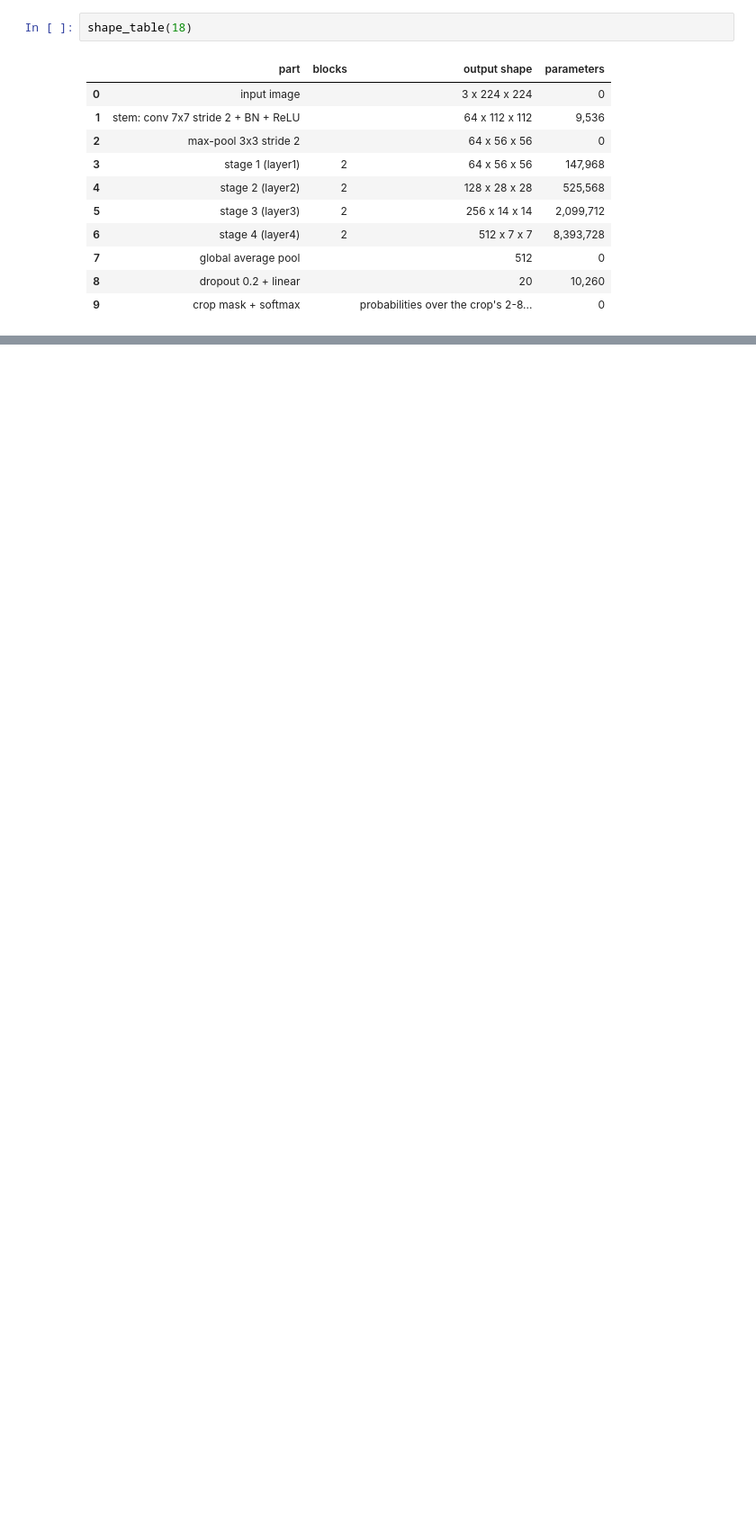
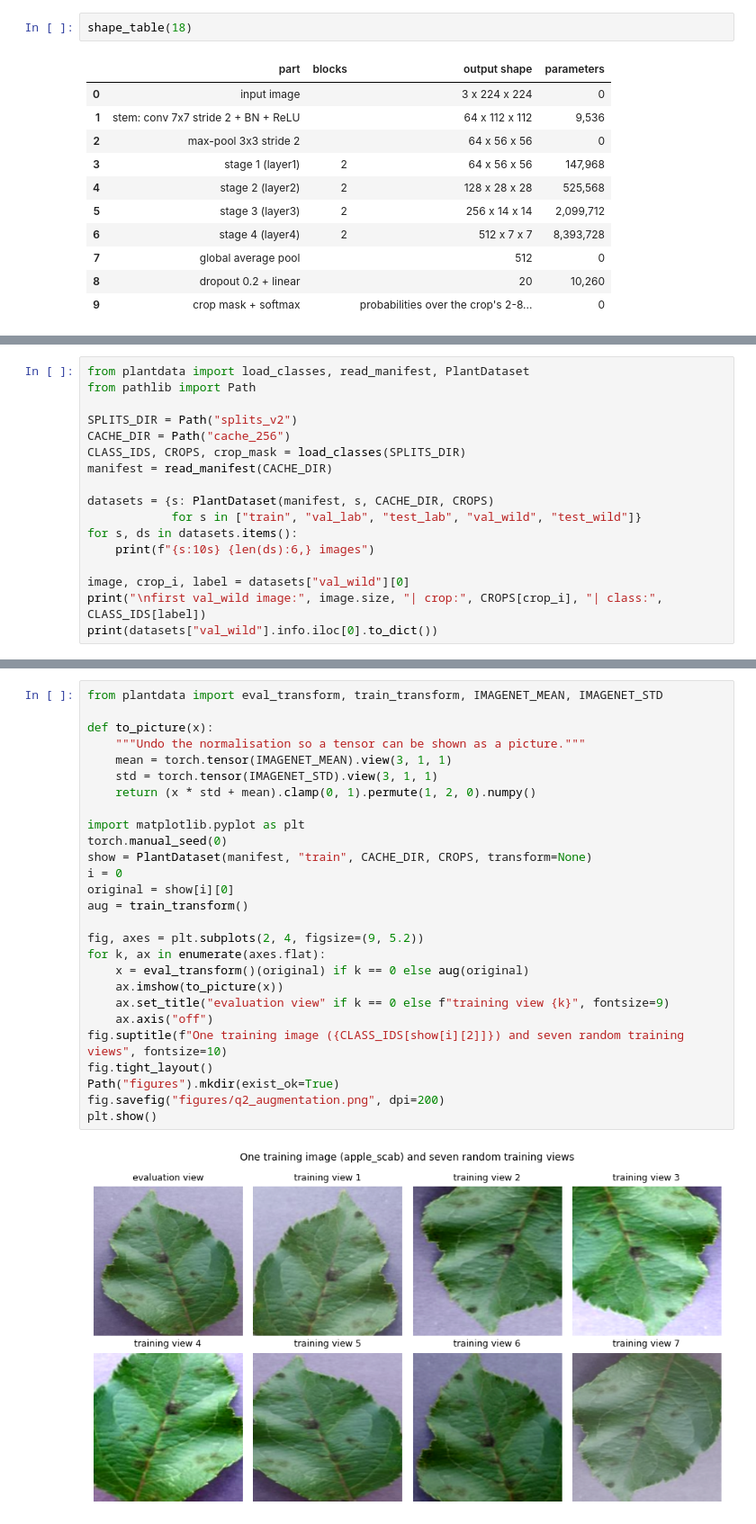
Before and after one commit to JanakaUPerera/plant_disease_identificator, a Jupyter notebook: 02_model.ipynb, the cells around one changed output, grey strips where cells are left out. Shown at 90% size. Drawn from its saved outputs; the diff is of its cells as text; blank space fills up the shorter version.

```diff
--- a/02_model.ipynb
+++ b/02_model.ipynb
@@ -166,0 +169,17 @@ shape_table(18)
+# %%
+from plantdata import load_classes, read_manifest, PlantDataset
+from pathlib import Path
+
+SPLITS_DIR = Path("splits_v2")
+CACHE_DIR = Path("cache_256")
+CLASS_IDS, CROPS, crop_mask = load_classes(SPLITS_DIR)
+manifest = read_manifest(CACHE_DIR)
+
+datasets = {s: PlantDataset(manifest, s, CACHE_DIR, CROPS)
+            for s in ["train", "val_lab", "test_lab", "val_wild", "test_wild"]}
+for s, ds in datasets.items():
+    print(f"{s:10s} {len(ds):6,} images")
+
+image, crop_i, label = datasets["val_wild"][0]
+print("\nfirst val_wild image:", image.size, "| crop:", CROPS[crop_i], "| class:", CLASS_IDS[label])
+print(datasets["val_wild"].info.iloc[0].to_dict())
@@ -166,0 +197,29 @@ shape_table(18)
+# %%
+from plantdata import eval_transform, train_transform, IMAGENET_MEAN, IMAGENET_STD
+
+def to_picture(x):
+    """Undo the normalisation so a tensor can be shown as a picture."""
+    mean = torch.tensor(IMAGENET_MEAN).view(3, 1, 1)
+    std = torch.tensor(IMAGENET_STD).view(3, 1, 1)
+    return (x * std + mean).clamp(0, 1).permute(1, 2, 0).numpy()
+
+import matplotlib.pyplot as plt
+torch.manual_seed(0)
+show = PlantDataset(manifest, "train", CACHE_DIR, CROPS, transform=None)
+i = 0
+original = show[i][0]
+aug = train_transform()
+
+fig, axes = plt.subplots(2, 4, figsize=(9, 5.2))
+for k, ax in enumerate(axes.flat):
+    x = eval_transform()(original) if k == 0 else aug(original)
+    ax.imshow(to_picture(x))
+    ax.set_title("evaluation view" if k == 0 else f"training view {k}", fontsize=9)
+    ax.axis("off")
+fig.suptitle(f"One training image ({CLASS_IDS[show[i][2]]}) and seven random training views", fontsize=10)
+fig.tight_layout()
+Path("figures").mkdir(exist_ok=True)
+fig.savefig("figures/q2_augmentation.png", dpi=200)
+plt.show()
+# %% [output]
+[figure, added]
```
Also changed, not shown: parts of 11 cells of this notebook, 4 other files.
